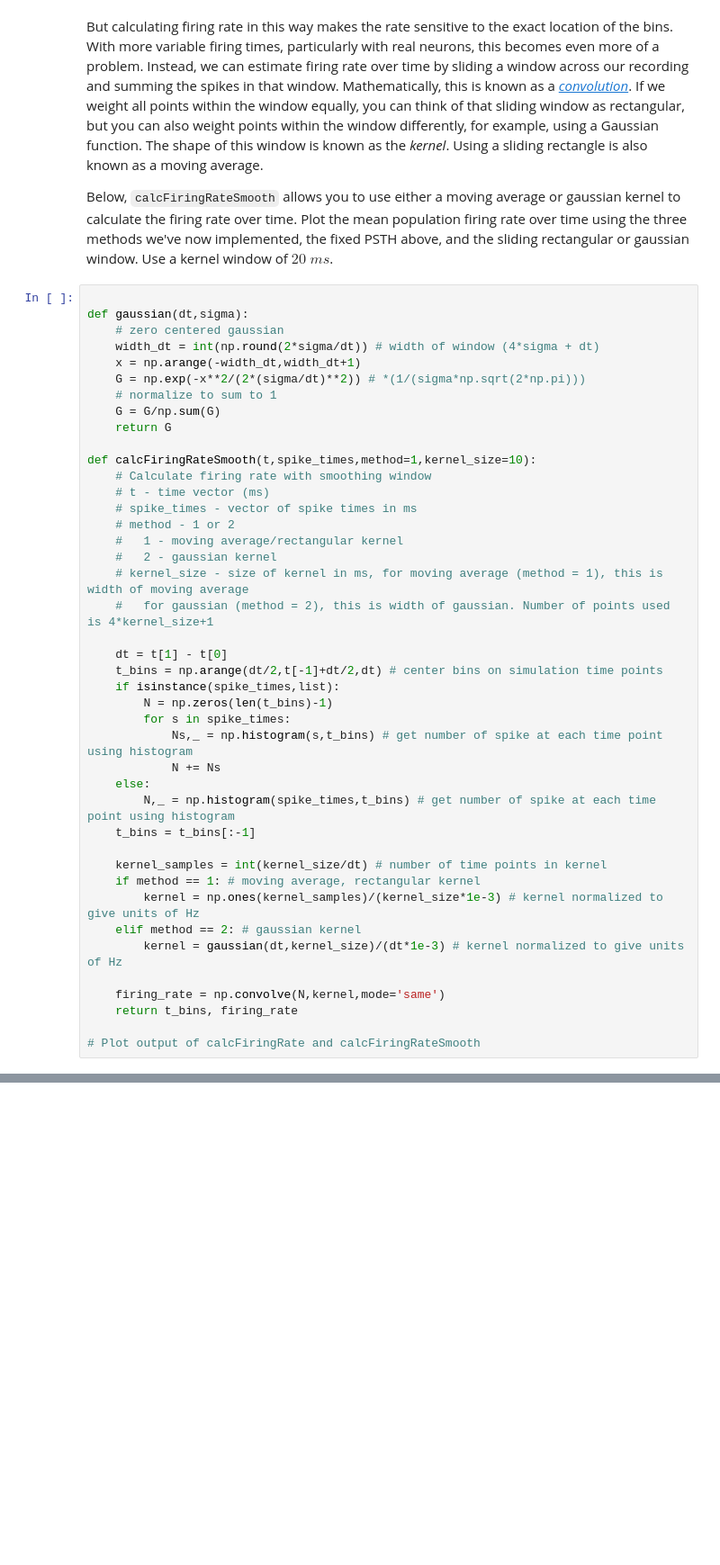
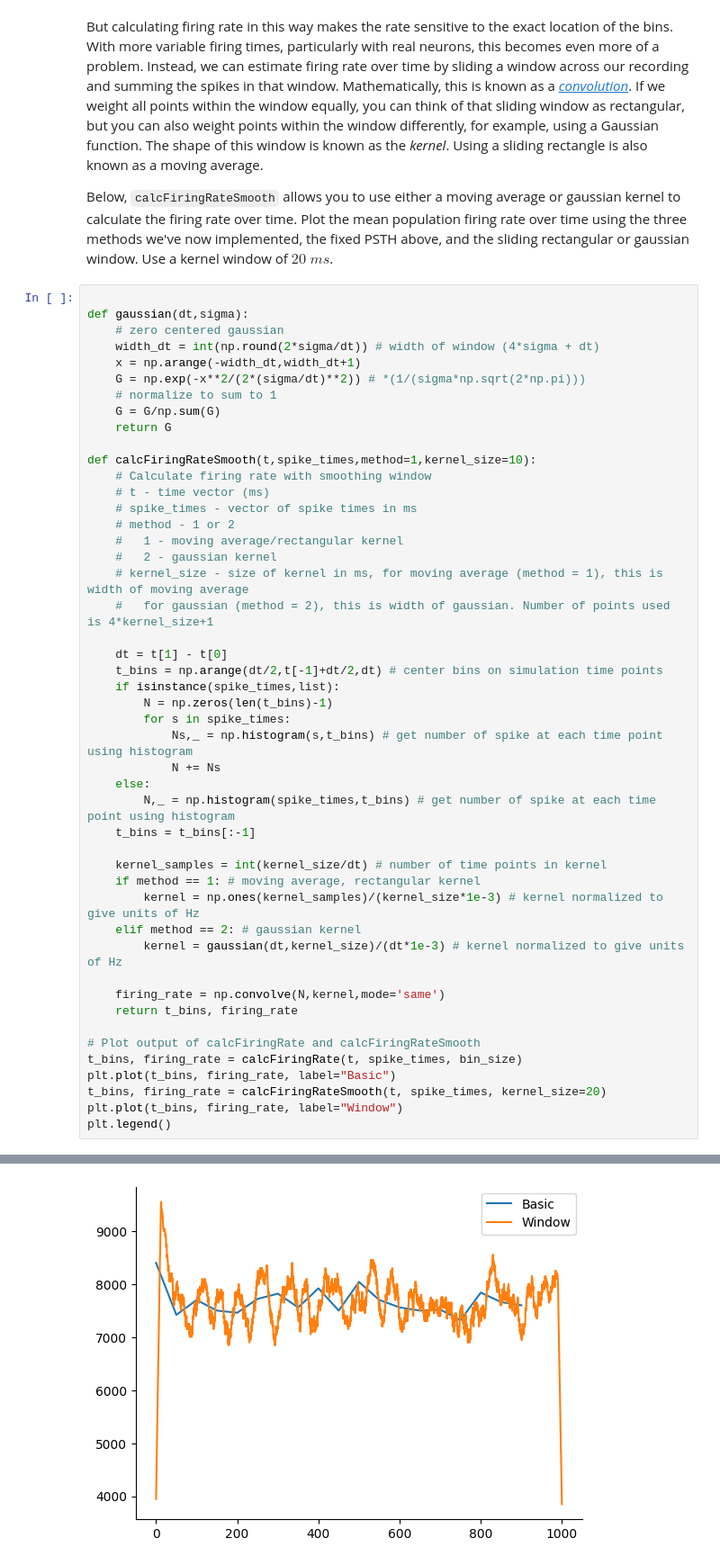
Before and after one commit to vincentyliu2001/BIO74.03-Exercises, a Jupyter notebook: CompModNervSys_exercise11.ipynb, the cells around one changed output, grey strips where cells are left out. Shown: that part at 90% size. Saved outputs shown, nothing was run; the diff lists cells and outputs as text; blank space fills up the shorter version.

```diff
--- a/CompModNervSys_exercise11.ipynb
+++ b/CompModNervSys_exercise11.ipynb
@@ -429,3 +437,9 @@ def calcFiringRateSmooth(t,spike_times,method=1,kernel_size=10):
     return t_bins, firing_rate
 
 # Plot output of calcFiringRate and calcFiringRateSmooth
+t_bins, firing_rate = calcFiringRate(t, spike_times, bin_size)
+plt.plot(t_bins, firing_rate, label="Basic")
+t_bins, firing_rate = calcFiringRateSmooth(t, spike_times, kernel_size=20)
+plt.plot(t_bins, firing_rate, label="Window")
+plt.legend()
+# %% [output]
@@ -431,0 +447 @@ def calcFiringRateSmooth(t,spike_times,method=1,kernel_size=10):
+[figure, added]
```
Also changed, not shown: parts of 4 cells of this notebook.
